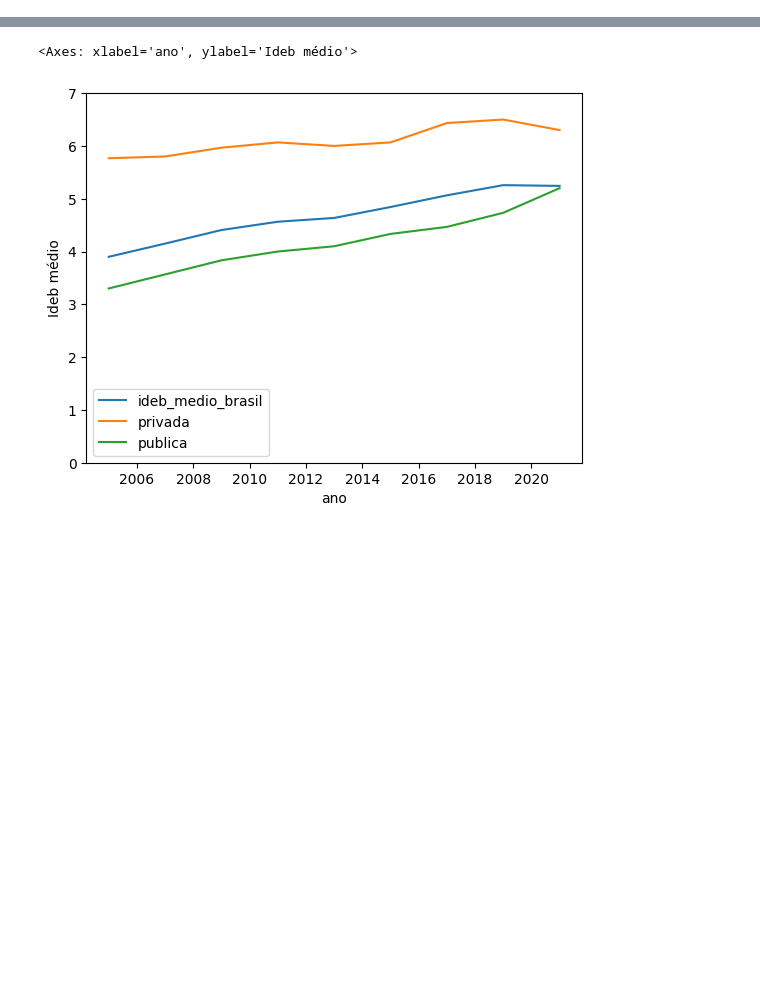
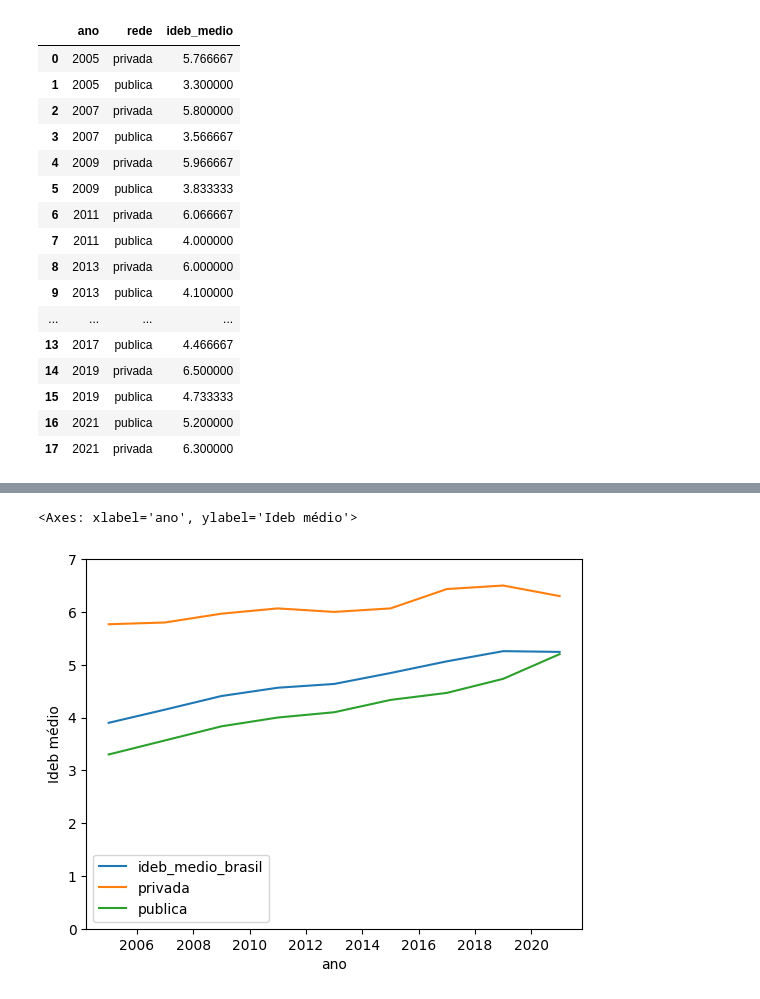
Before and after one commit to leaaaaaao/PS_Analytica_Tarefa_A2, a Jupyter notebook: AnaliseIdeb.ipynb, the cells around one changed output, grey strips where cells are left out. Drawn from its saved outputs; the diff is of its cells as text; code cells hidden in the pictures; blank space fills up the shorter version.

```diff
--- a/AnaliseIdeb.ipynb
+++ b/AnaliseIdeb.ipynb
@@ -31,4 +43,23 @@ evolucaoBrasilDf = bd.read_sql(ideb_ano_brasil, billing_project_id="ps-analytica
 # %%
 publico_privada_brasilDf = bd.read_sql(ideb_ano_rede, billing_project_id="ps-analytica-a2-416401")
+publico_privada_brasilDf
+# %% [output]
+|  | ano | rede | ideb_medio |
+| 0 | 2005 | privada | 5.766667 |
+| 1 | 2005 | publica | 3.300000 |
+| 2 | 2007 | privada | 5.800000 |
+| 3 | 2007 | publica | 3.566667 |
+| 4 | 2009 | privada | 5.966667 |
+| 5 | 2009 | publica | 3.833333 |
+| 6 | 2011 | privada | 6.066667 |
+| 7 | 2011 | publica | 4.000000 |
+| 8 | 2013 | privada | 6.000000 |
+| 9 | 2013 | publica | 4.100000 |
+| ... | ... | ... | ... |
+| 13 | 2017 | publica | 4.466667 |
+| 14 | 2019 | privada | 6.500000 |
+| 15 | 2019 | publica | 4.733333 |
+| 16 | 2021 | publica | 5.200000 |
+| 17 | 2021 | privada | 6.300000 |
 # %%
 evolucaoRegiaoDf = bd.read_sql(ideb_ano_regiao, billing_project_id="ps-analytica-a2-416401")
```
Also changed, not shown: parts of 2 cells of this notebook, 1 other file.
